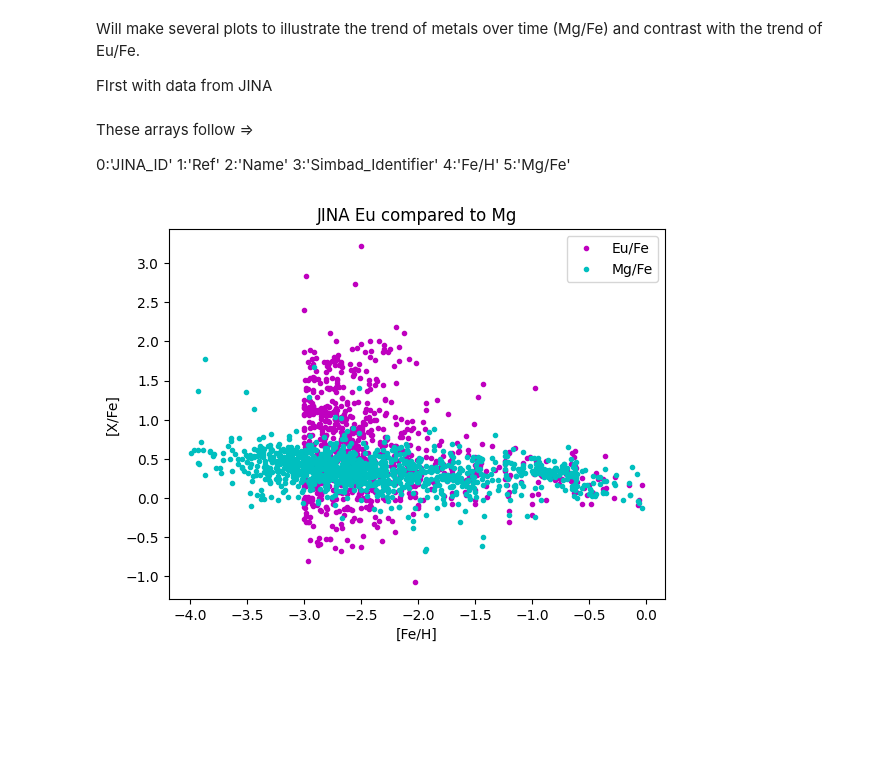
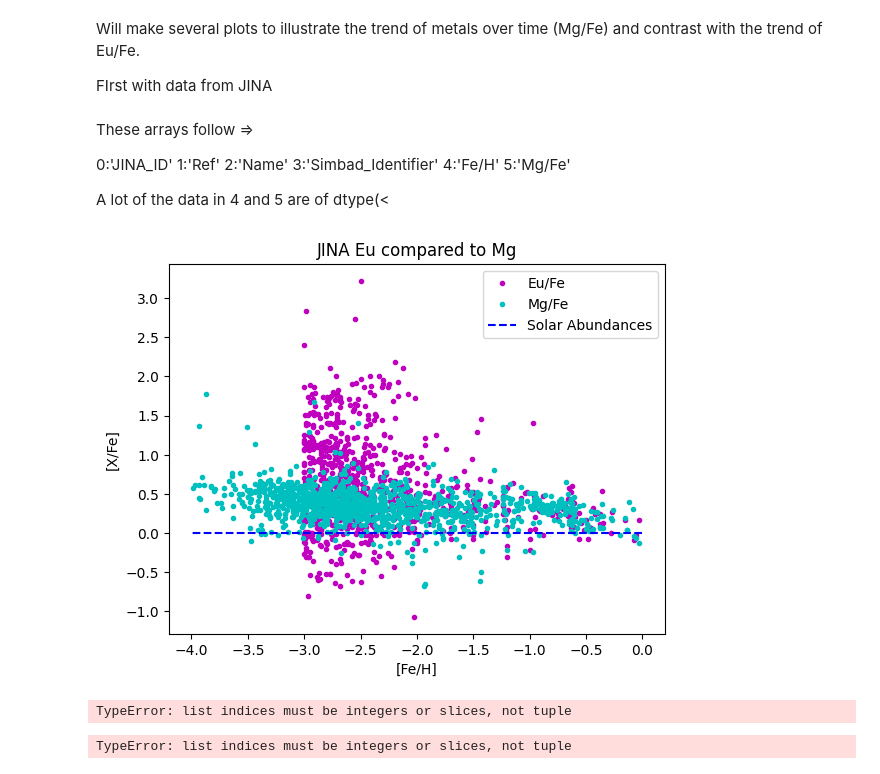
Before and after one commit to StephenJohnson-CardiffUni/ProjectNSNSmerger, a Jupyter notebook: DataLoadAndHandle.ipynb, the cells around one changed output. Cells and saved outputs as stored; diff of their text form; code cells hidden in the pictures; blank space fills up the shorter version.

Commit message:
Start work on the SAGA data

```diff
--- a/DataLoadAndHandle.ipynb
+++ b/DataLoadAndHandle.ipynb
@@ -35,18 +35,20 @@ import matplotlib.pyplot as plt
 from matplotlib.ticker import MaxNLocator
 import numpy as np
 
-MgData = np.array(JINAtxtRead('/content/MgFe.txt'))
-EuData = np.array(JINAtxtRead('/content/EuFe.txt'))
+MgJINAdata = np.array(JINAtxtRead('/content/MgFe.txt'))
+EuJINAdata = np.array(JINAtxtRead('/content/EuFe.txt'))
 
-# print("Data Type of Column 4:", MgData[1:, 4].dtype)
-# print("Data Type of Column 5:", MgData[1:, 5].dtype)
-# print("Data Type of Column 4:", EuData[1:, 4].dtype)
-# print("Data Type of Column 5:", EuData[1:, 5].dtype)
+# print("Data Type of Column 4:", MgJINAdata[1:, 4].dtype)
+# print("Data Type of Column 5:", MgJINAdata[1:, 5].dtype)
+# print("Data Type of Column 4:", EuJINAdata[1:, 4].dtype)
+# print("Data Type of Column 5:", EuJINAdata[1:, 5].dtype)
 # %% [markdown]
 These arrays follow =>
 
 
 0:'JINA_ID' 1:'Ref' 2:'Name' 3:'Simbad_Identifier' 4:'Fe/H' 5:'Mg/Fe'
+
+A lot of the data in 4 and 5 are of dtype(<
 # %%
 ##crude attempt to sanatise upper limits to point values
 def sanitize_JINA_Data(array):
@@ -56,34 +58,35 @@ def sanitize_JINA_Data(array):
       if value.startswith('<'):  # Check for upper limits
           sanitized_data.append(float(value[1:]))  # Replace with limit value (after '<')
       else:
-          sanitized_data.append(float(value))
+          sanitized_data.append(float(value)) #Convert to float for plotting
 
     sanitized_data = np.array(sanitized_data)
     return sanitized_data
 
-sanitized_EuDataX = sanitize_JINA_Data(EuData[1:, 4])
-sanitized_EuDataY = sanitize_JINA_Data(EuData[1:, 5])
-sanitized_MgDataX = sanitize_JINA_Data(MgData[1:, 4])
-sanitized_MgDataY = sanitize_JINA_Data(MgData[1:, 5])
+sanitized_EuJINAdataX = sanitize_JINA_Data(EuJINAdata[1:, 4])
+sanitized_EuJINAdataY = sanitize_JINA_Data(EuJINAdata[1:, 5])
+sanitized_MgJINAdataX = sanitize_JINA_Data(MgJINAdata[1:, 4])
+sanitized_MgJINAdataY = sanitize_JINA_Data(MgJINAdata[1:, 5])
 
 
-# print("Data Type of Column 4:", sanitized_MgDataX.dtype)
-# print("Data Type of Column 5:", sanitized_MgDataY.dtype)
-# print("Data Type of Column 4:", sanitized_EuDataX.dtype)
-# print("Data Type of Column 5:", sanitized_EuDataY.dtype)
+# print("Data Type of Column 4:", sanitized_MgJINAdataX.dtype)
+# print("Data Type of Column 5:", sanitized_MgJINAdataY.dtype)
+# print("Data Type of Column 4:", sanitized_EuJINAdataX.dtype)
+# print("Data Type of Column 5:", sanitized_EuJINAdataY.dtype)
 # %%
-plt.plot(sanitized_EuDataX, sanitized_EuDataY, "m.", label="Eu/Fe")
-plt.plot(sanitized_MgDataX, sanitized_MgDataY,"c.", label="Mg/Fe")
+plt.plot(sanitized_EuJINAdataX, sanitized_EuJINAdataY, "m.", label="Eu/Fe")
+plt.plot(sanitized_MgJINAdataX, sanitized_MgJINAdataY,"c.", label="Mg/Fe")
+plt.plot(np.linspace(0,-4,10),np.linspace(0,0,10),"b--", label="Solar Abundances")
 
 plt.legend()
 plt.gca().xaxis.set_major_locator(MaxNLocator(nbins=10))
 plt.gca().yaxis.set_major_locator(MaxNLocator(nbins=10))
 
 plt.xlabel("[Fe/H]")
 plt.ylabel("[X/Fe]")
 
 plt.title("JINA Eu compared to Mg")
 
 plt.show()
 # %% [output]
-[figure, old version]
+[figure, new version]
@@ -89,0 +102,12 @@ plt.show()
+# %%
+plt.plot(SAGAdata1[1:,0],SAGAdata1[1:,1])
+
+
+
+plt.show()
+# %% [output]
+TypeError: list indices must be integers or slices, not tuple
+# %%
+print(SAGAdata1[1:,0])
+# %% [output]
+TypeError: list indices must be integers or slices, not tuple
```
Also changed, not shown: parts of 1 cell of this notebook.
